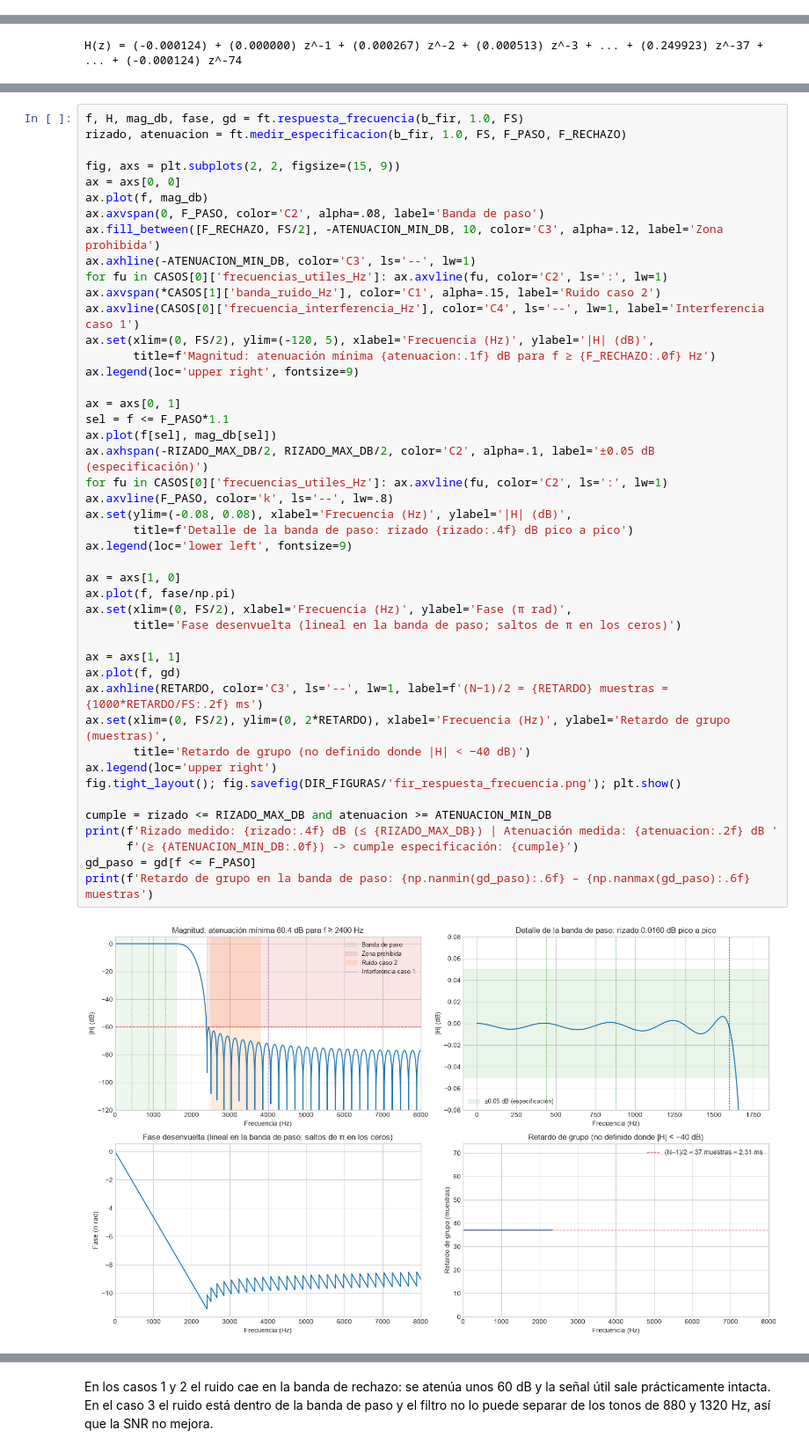
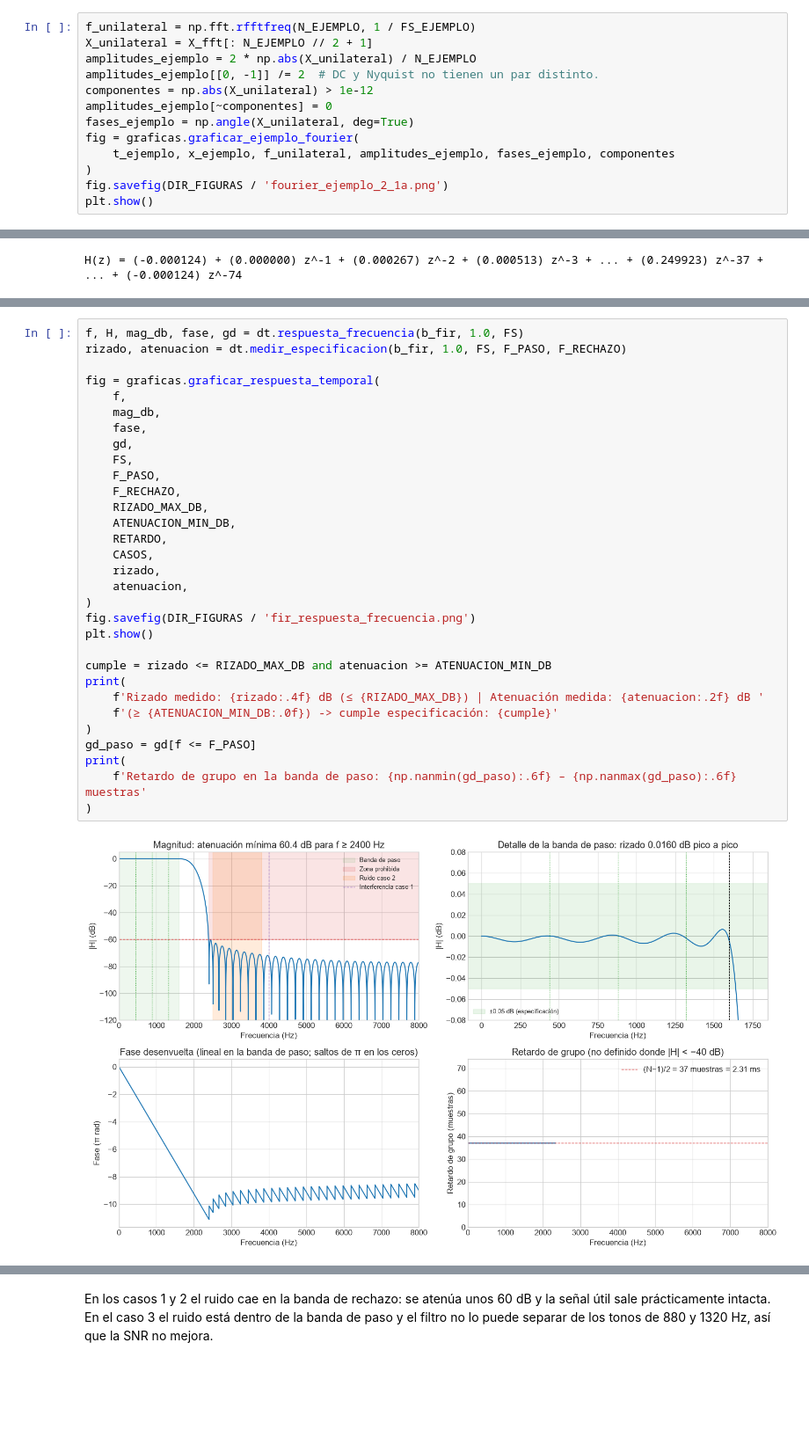
Before and after one commit to TamaraCM06/tcajiao_asm_2026_s2, a Jupyter notebook: proyecto_1_grupal/tarea1_grupo1/notebook.ipynb, the cells around one changed output, grey strips where cells are left out. Shown at 88% size. Saved outputs shown, nothing was run; the diff lists cells and outputs as text; blank space fills up the shorter version.

```diff
--- a/proyecto_1_grupal/tarea1_grupo1/notebook.ipynb
+++ b/proyecto_1_grupal/tarea1_grupo1/notebook.ipynb
@@ -135,0 +152,13 @@ def espectro(x, fs):
+# %%
+f_unilateral = np.fft.rfftfreq(N_EJEMPLO, 1 / FS_EJEMPLO)
+X_unilateral = X_fft[: N_EJEMPLO // 2 + 1]
+amplitudes_ejemplo = 2 * np.abs(X_unilateral) / N_EJEMPLO
+amplitudes_ejemplo[[0, -1]] /= 2  # DC y Nyquist no tienen un par distinto.
+componentes = np.abs(X_unilateral) > 1e-12
+amplitudes_ejemplo[~componentes] = 0
+fases_ejemplo = np.angle(X_unilateral, deg=True)
+fig = graficas.graficar_ejemplo_fourier(
+    t_ejemplo, x_ejemplo, f_unilateral, amplitudes_ejemplo, fases_ejemplo, componentes
+)
+fig.savefig(DIR_FIGURAS / 'fourier_ejemplo_2_1a.png')
+plt.show()
@@ -455,50 +489,36 @@ Elíptico: max |polo| = 0.9529 -> estable: True
 # %%
-f, H, mag_db, fase, gd = ft.respuesta_frecuencia(b_fir, 1.0, FS)
-rizado, atenuacion = ft.medir_especificacion(b_fir, 1.0, FS, F_PASO, F_RECHAZO)
+f, H, mag_db, fase, gd = dt.respuesta_frecuencia(b_fir, 1.0, FS)
+rizado, atenuacion = dt.medir_especificacion(b_fir, 1.0, FS, F_PASO, F_RECHAZO)
 
-fig, axs = plt.subplots(2, 2, figsize=(15, 9))
-ax = axs[0, 0]
-ax.plot(f, mag_db)
-ax.axvspan(0, F_PASO, color='C2', alpha=.08, label='Banda de paso')
-ax.fill_between([F_RECHAZO, FS/2], -ATENUACION_MIN_DB, 10, color='C3', alpha=.12, label='Zona prohibida')
-ax.axhline(-ATENUACION_MIN_DB, color='C3', ls='--', lw=1)
-for fu in CASOS[0]['frecuencias_utiles_Hz']: ax.axvline(fu, color='C2', ls=':', lw=1)
-ax.axvspan(*CASOS[1]['banda_ruido_Hz'], color='C1', alpha=.15, label='Ruido caso 2')
-ax.axvline(CASOS[0]['frecuencia_interferencia_Hz'], color='C4', ls='--', lw=1, label='Interferencia caso 1')
-ax.set(xlim=(0, FS/2), ylim=(-120, 5), xlabel='Frecuencia (Hz)', ylabel='|H| (dB)',
-       title=f'Magnitud: atenuación mínima {atenuacion:.1f} dB para f ≥ {F_RECHAZO:.0f} Hz')
-ax.legend(loc='upper right', fontsize=9)
-
-ax = axs[0, 1]
-sel = f <= F_PASO*1.1
-ax.plot(f[sel], mag_db[sel])
-ax.axhspan(-RIZADO_MAX_DB/2, RIZADO_MAX_DB/2, color='C2', alpha=.1, label='±0.05 dB (especificación)')
-for fu in CASOS[0]['frecuencias_utiles_Hz']: ax.axvline(fu, color='C2', ls=':', lw=1)
-ax.axvline(F_PASO, color='k', ls='--', lw=.8)
-ax.set(ylim=(-0.08, 0.08), xlabel='Frecuencia (Hz)', ylabel='|H| (dB)',
-       title=f'Detalle de la banda de paso: rizado {rizado:.4f} dB pico a pico')
-ax.legend(loc='lower left', fontsize=9)
-
-ax = axs[1, 0]
-ax.plot(f, fase/np.pi)
-ax.set(xlim=(0, FS/2), xlabel='Frecuencia (Hz)', ylabel='Fase (π rad)',
-       title='Fase desenvuelta (lineal en la banda de paso; saltos de π en los ceros)')
-
-ax = axs[1, 1]
-ax.plot(f, gd)
-ax.axhline(RETARDO, color='C3', ls='--', lw=1, label=f'(N−1)/2 = {RETARDO} muestras = {1000*RETARDO/FS:.2f} ms')
-ax.set(xlim=(0, FS/2), ylim=(0, 2*RETARDO), xlabel='Frecuencia (Hz)', ylabel='Retardo de grupo (muestras)',
-       title='Retardo de grupo (no definido donde |H| < −40 dB)')
-ax.legend(loc='upper right')
-fig.tight_layout(); fig.savefig(DIR_FIGURAS/'fir_respuesta_frecuencia.png'); plt.show()
+fig = graficas.graficar_respuesta_temporal(
+    f,
+    mag_db,
+    fase,
+    gd,
+    FS,
+    F_PASO,
+    F_RECHAZO,
+    RIZADO_MAX_DB,
+    ATENUACION_MIN_DB,
+    RETARDO,
+    CASOS,
+    rizado,
+    atenuacion,
+)
+fig.savefig(DIR_FIGURAS / 'fir_respuesta_frecuencia.png')
+plt.show()
 
 cumple = rizado <= RIZADO_MAX_DB and atenuacion >= ATENUACION_MIN_DB
-print(f'Rizado medido: {rizado:.4f} dB (≤ {RIZADO_MAX_DB}) | Atenuación medida: {atenuacion:.2f} dB '
-      f'(≥ {ATENUACION_MIN_DB:.0f}) -> cumple especificación: {cumple}')
+print(
+    f'Rizado medido: {rizado:.4f} dB (≤ {RIZADO_MAX_DB}) | Atenuación medida: {atenuacion:.2f} dB '
+    f'(≥ {ATENUACION_MIN_DB:.0f}) -> cumple especificación: {cumple}'
+)
 gd_paso = gd[f <= F_PASO]
-print(f'Retardo de grupo en la banda de paso: {np.nanmin(gd_paso):.6f} – {np.nanmax(gd_paso):.6f} muestras')
+print(
+    f'Retardo de grupo en la banda de paso: {np.nanmin(gd_paso):.6f} – {np.nanmax(gd_paso):.6f} muestras'
+)
 # %% [output]
-[figure, old version]
+[figure, new version]
 Rizado medido: 0.0160 dB (≤ 0.1) | Atenuación medida: 60.39 dB (≥ 60) -> cumple especificación: True
 Retardo de grupo en la banda de paso: 37.000000 – 37.000000 muestras
 # %% [markdown]
```
Also changed, not shown: parts of 49 cells of this notebook, 41 other files.
